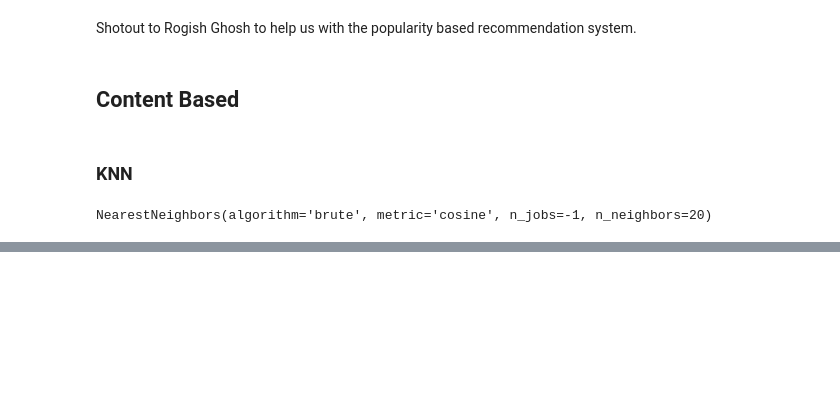
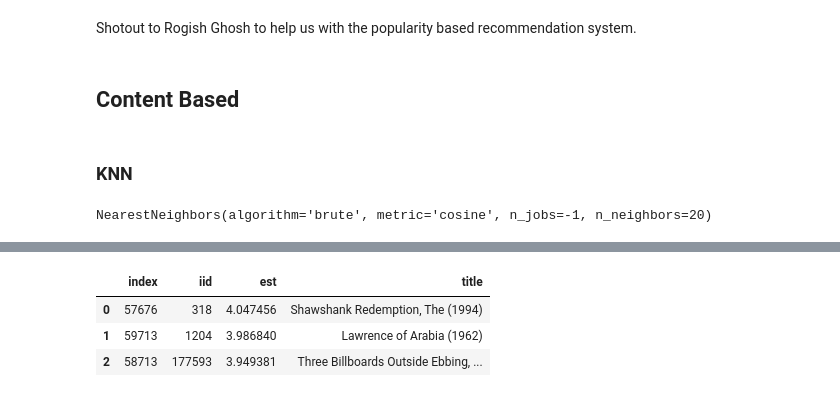
Before and after one commit to DanielGongora28/Marketing_ADA_G2, a Jupyter notebook: AdA_Marketing_G2.ipynb, the cells around one changed output, grey strips where cells are left out. Cells and saved outputs as stored; diff of their text form; code cells hidden in the pictures; blank space fills up the shorter version.

```diff
--- a/AdA_Marketing_G2.ipynb
+++ b/AdA_Marketing_G2.ipynb
@@ -438,0 +568,7 @@ interactive(children=(Dropdown(description='Movie_id', options=('Toy Story', 'Ju
+# %%
+recomendaciones(7,3)
+# %% [output]
+|  | index | iid | est | title |
+| 0 | 57676 | 318 | 4.047456 | Shawshank Redemption, The (1994) |
+| 1 | 59713 | 1204 | 3.986840 | Lawrence of Arabia (1962) |
+| 2 | 58713 | 177593 | 3.949381 | Three Billboards Outside Ebbing, ... |
```
Also changed, not shown: parts of 20 cells of this notebook, 1 other file.
